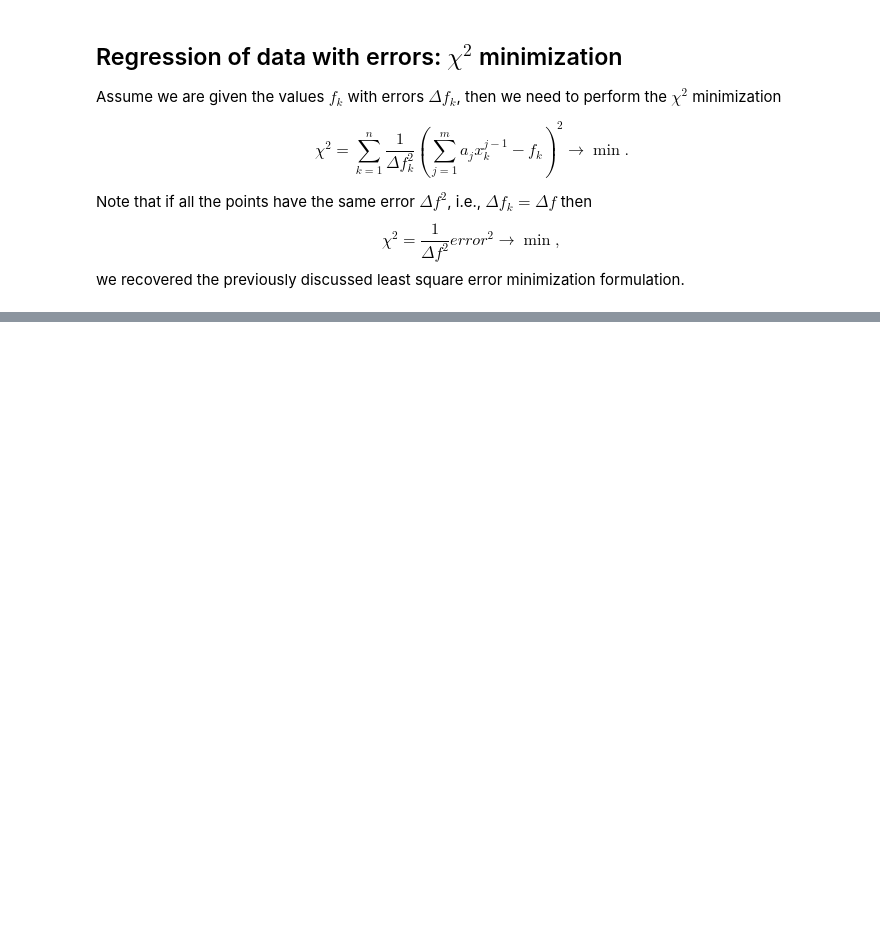
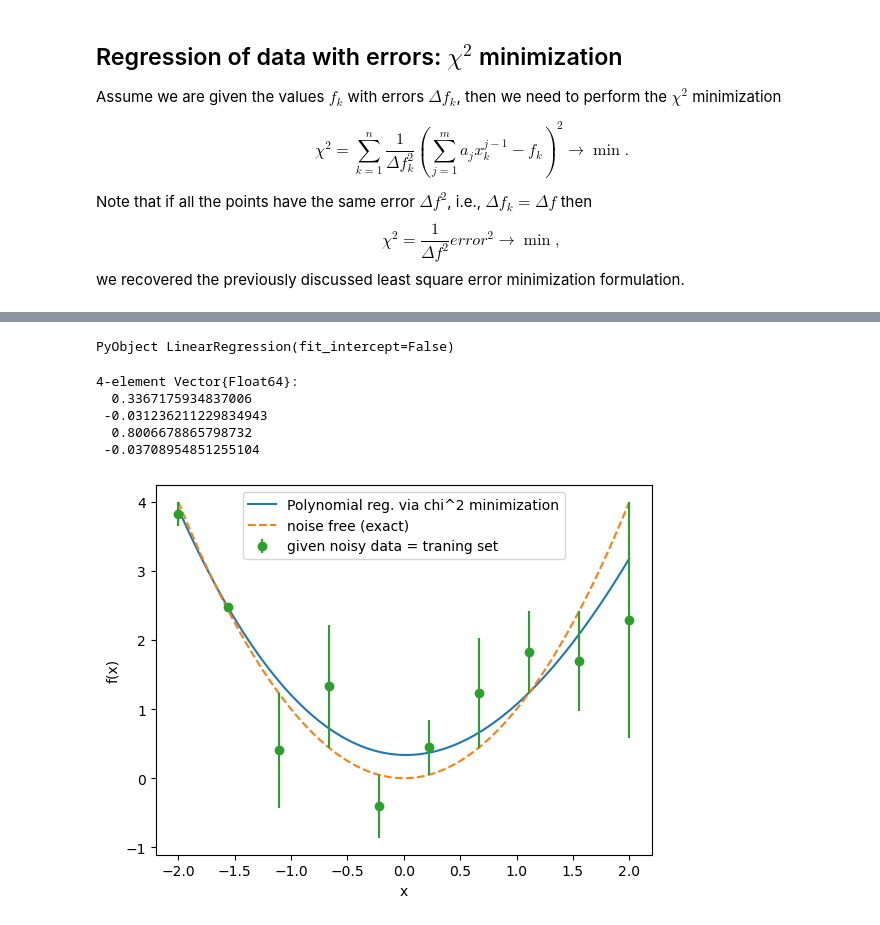
Before and after one commit to tkeegan12/Course_Computational_Physics_and_Engineering, a Jupyter notebook: Module5_Interpolation_and_Curve_fitting.ipynb, the cells around one changed output, grey strips where cells are left out. Saved outputs shown, nothing was run; the diff lists cells and outputs as text; code cells hidden in the pictures; blank space fills up the shorter version.

```diff
--- a/Module5_Interpolation_and_Curve_fitting.ipynb
+++ b/Module5_Interpolation_and_Curve_fitting.ipynb
@@ -445,3 +445,5 @@ $$
 \chi^2 = \frac{1}{\Delta f^2} error^2 \to \min,
 $$
 we recovered the previously discussed least square error minimization formulation.
+# %%
+error = abs.(f_exact.(x_given) - f_given)
@@ -447,0 +471,28 @@ we recovered the previously discussed least square error minimization formulatio
+# %%
+X = [x_given .^ 0 x_given x_given .^2 x_given .^ 3]
+
+reg = fit!(LinearRegression(fit_intercept=false), X, f_given, sample_weight = error .^ -2)
+# %% [output]
+PyObject LinearRegression(fit_intercept=False)
+# %%
+a = reg.coef_
+# %% [output]
+4-element Vector{Float64}:
+  0.3367175934837006
+ -0.031236211229834943
+  0.8006678865798732
+ -0.03708954851255104
+# %%
+plot(
+    x_eval,
+    sum(a[j] * x_eval .^ (j - 1) for j = 1:length(a)),
+    label="Polynomial reg. via chi^2 minimization"
+)
+plot(x_eval, f_exact.(x_eval), "--", label="noise free (exact)")
+errorbar(x_given, f_given, yerr = error, fmt="o", label="given noisy data = traning set")
+legend()
+xlabel("x")
+ylabel("f(x)")
+show()
+# %% [output]
+[figure, added]
```
Also changed, not shown: parts of 2 cells of this notebook.
